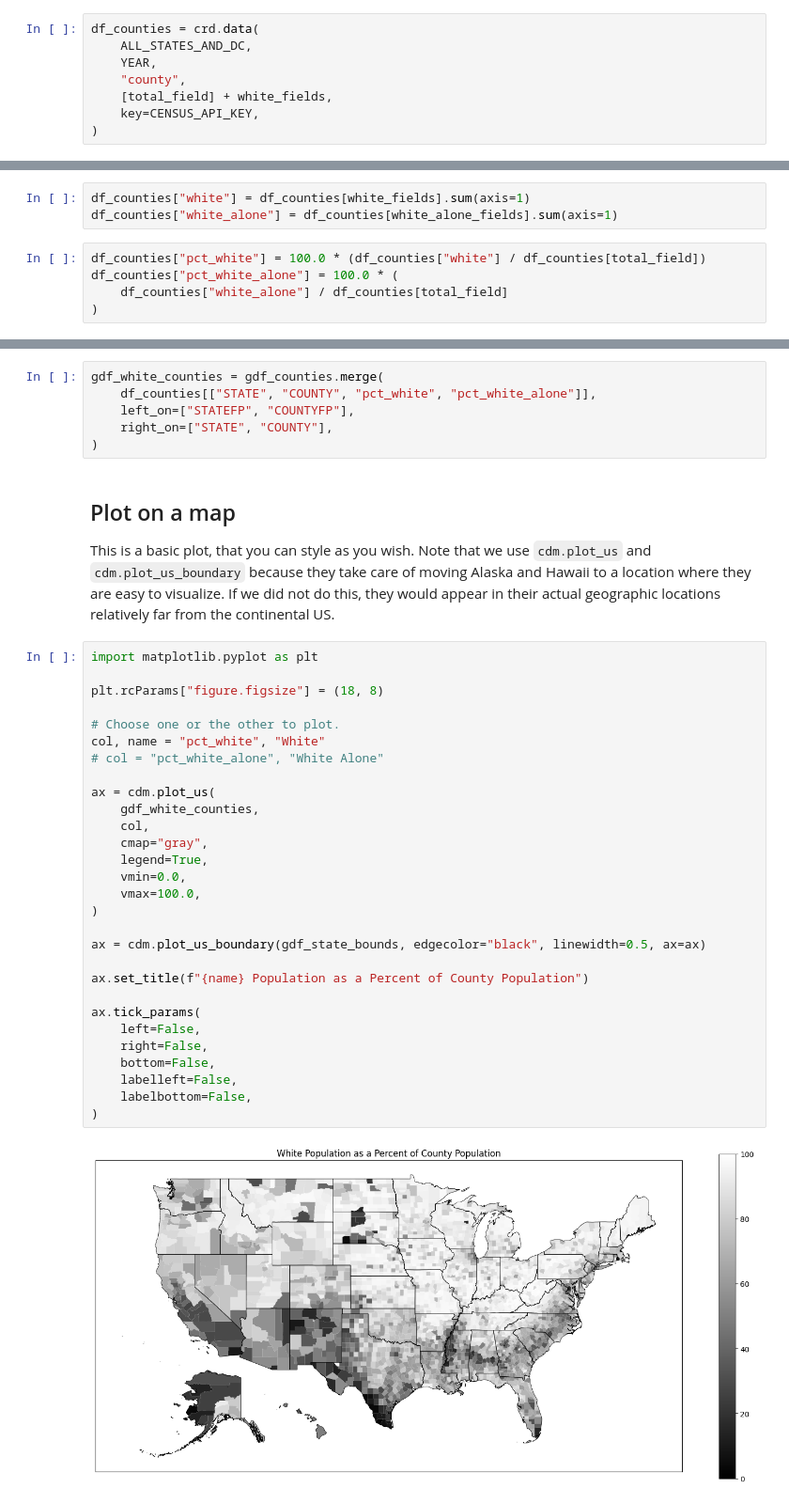
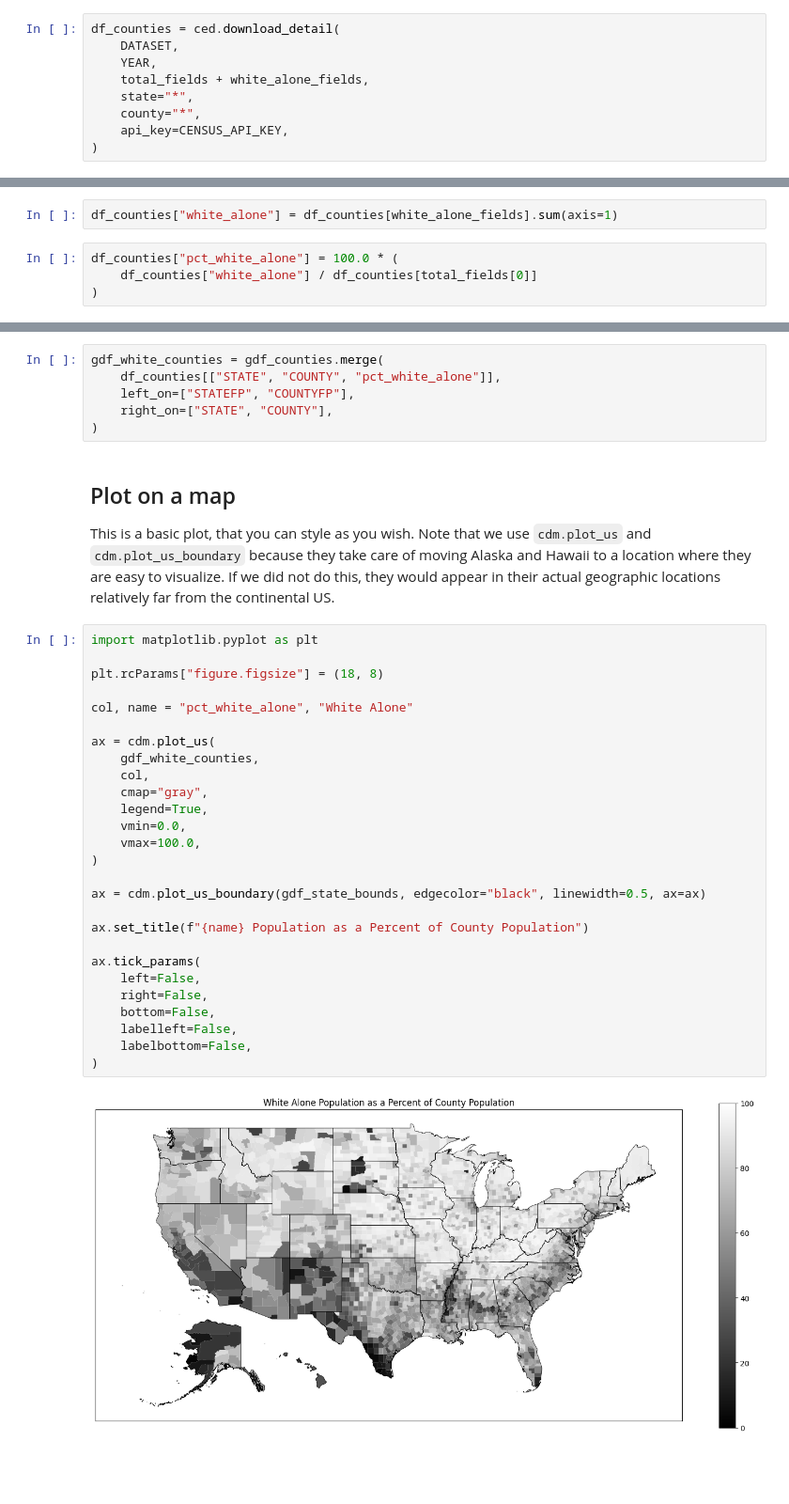
Before and after one commit to censusdis/censusdis, a Jupyter notebook: notebooks/Seeing White.ipynb, the cells around one changed output, grey strips where cells are left out. Shown: that part at 94% size. Drawn from its saved outputs; the diff is of its cells as text; blank space fills up the shorter version.

Commit message:
Remove dependency on censusdata. (#12)
The project at https://github.com/jtleider/censusdata is no longer supported as of March 28, 2022.

```diff
--- a/notebooks/Seeing White.ipynb
+++ b/notebooks/Seeing White.ipynb
@@ -52,12 +68,13 @@ white_alone_fields = fields_by_race["white_alone"]
 
 Now that we know what fields we are interested in we can load data for those fields at the county level for all 50 states and DC.
 # %%
-df_counties = crd.data(
-    ALL_STATES_AND_DC,
+df_counties = ced.download_detail(
+    DATASET,
     YEAR,
-    "county",
-    [total_field] + white_fields,
-    key=CENSUS_API_KEY,
+    total_fields + white_alone_fields,
+    state="*",
+    county="*",
+    api_key=CENSUS_API_KEY,
 )
 # %%
 df_counties.head()
@@ -75,11 +91,9 @@ df_counties.head()
 The next step is to total up the people who identify as white, possibly with other races,
 and those who identify as white alone.
 # %%
-df_counties["white"] = df_counties[white_fields].sum(axis=1)
 df_counties["white_alone"] = df_counties[white_alone_fields].sum(axis=1)
 # %%
-df_counties["pct_white"] = 100.0 * (df_counties["white"] / df_counties[total_field])
 df_counties["pct_white_alone"] = 100.0 * (
-    df_counties["white_alone"] / df_counties[total_field]
+    df_counties["white_alone"] / df_counties[total_fields[0]]
 )
 # %%
@@ -149,7 +163,7 @@ gdf_state_bounds = gdf_state_bounds[gdf_state_bounds["STATEFP"].isin(ALL_STATES_
 Merge the two together so we have one `GeoDataFrame` that we can plot.
 # %%
 gdf_white_counties = gdf_counties.merge(
-    df_counties[["STATE", "COUNTY", "pct_white", "pct_white_alone"]],
+    df_counties[["STATE", "COUNTY", "pct_white_alone"]],
     left_on=["STATEFP", "COUNTYFP"],
     right_on=["STATE", "COUNTY"],
 )
@@ -162,31 +176,29 @@ geographic locations relatively far from the continental US.
 # %%
 import matplotlib.pyplot as plt
 
 plt.rcParams["figure.figsize"] = (18, 8)
 
-# Choose one or the other to plot.
-col, name = "pct_white", "White"
-# col = "pct_white_alone", "White Alone"
+col, name = "pct_white_alone", "White Alone"
 
 ax = cdm.plot_us(
     gdf_white_counties,
     col,
     cmap="gray",
     legend=True,
     vmin=0.0,
     vmax=100.0,
 )
 
 ax = cdm.plot_us_boundary(gdf_state_bounds, edgecolor="black", linewidth=0.5, ax=ax)
 
 ax.set_title(f"{name} Population as a Percent of County Population")
 
 ax.tick_params(
     left=False,
     right=False,
     bottom=False,
     labelleft=False,
     labelbottom=False,
 )
 # %% [output]
-[figure, old version]
+[figure, new version]
```
Also changed, not shown: parts of 10 cells of this notebook, 11 other files.
